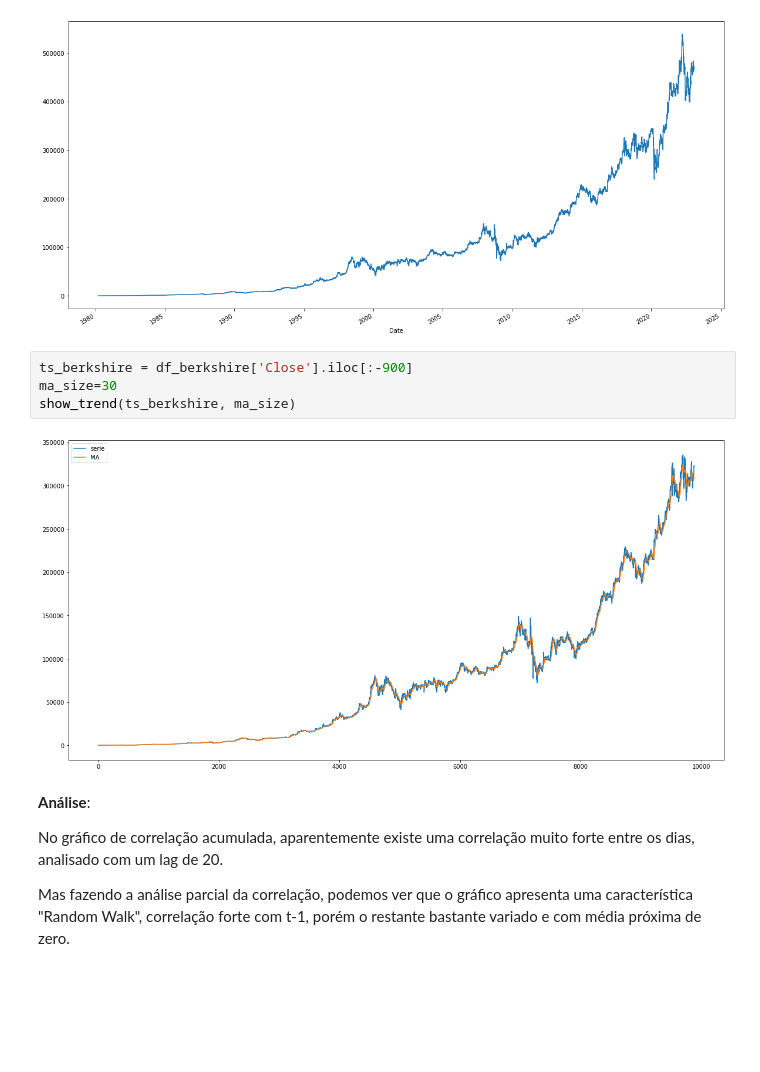
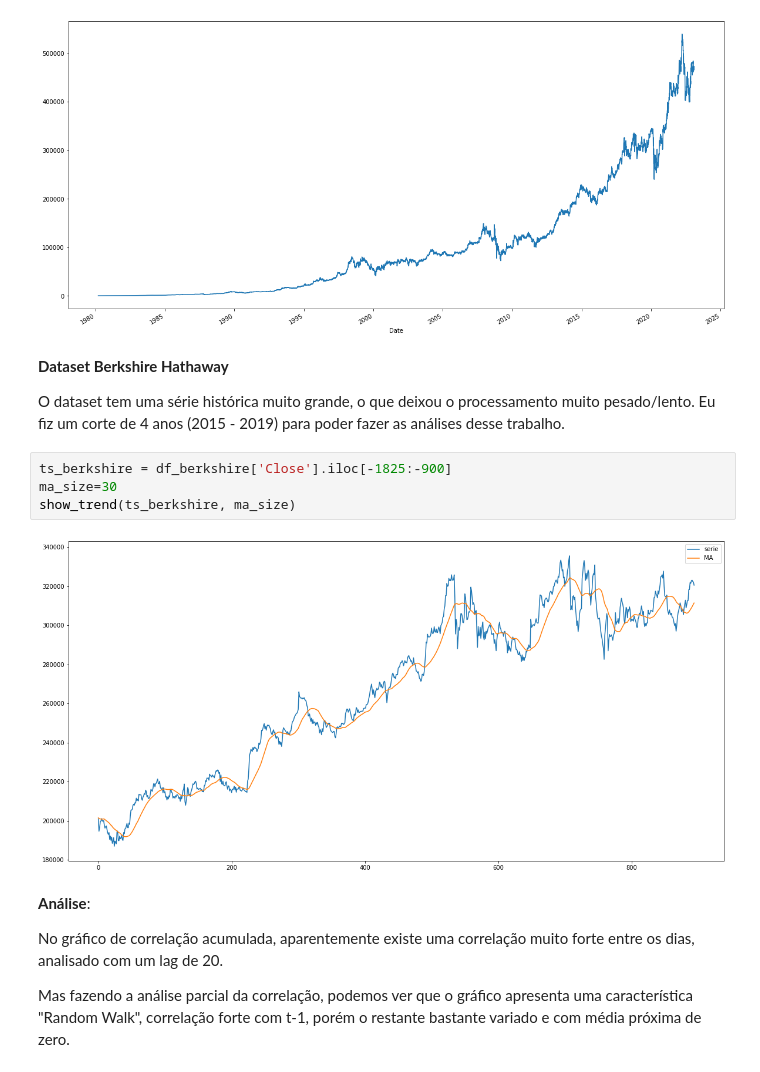
Before and after one commit to rgprado/SeriesTemporais, a Jupyter notebook: Series_Temporais_aula1_202201_Rodrigo_Prado.ipynb, the cells around one changed output. Saved outputs shown, nothing was run; the diff lists cells and outputs as text; blank space fills up the shorter version.

```diff
--- a/Series_Temporais_aula1_202201_Rodrigo_Prado.ipynb
+++ b/Series_Temporais_aula1_202201_Rodrigo_Prado.ipynb
@@ -300,12 +464,16 @@ df_berkshire['Close'].plot()
 # %% [output]
 <matplotlib.axes._subplots.AxesSubplot at 0x...>
 [figure]
+# %% [markdown]
+**Dataset Berkshire Hathaway**
+
+O dataset tem uma série histórica muito grande, o que deixou o processamento muito pesado/lento. Eu fiz um corte de 4 anos (2015 - 2019) para poder fazer as análises desse trabalho.
 # %%
-ts_berkshire = df_berkshire['Close'].iloc[:-900]
+ts_berkshire = df_berkshire['Close'].iloc[-1825:-900]
 ma_size=30
 show_trend(ts_berkshire, ma_size)
 # %% [output]
-[figure, old version]
+[figure, new version]
 # %% [markdown]
 **Análise**:
 
```
Also changed, not shown: parts of 74 cells of this notebook.
